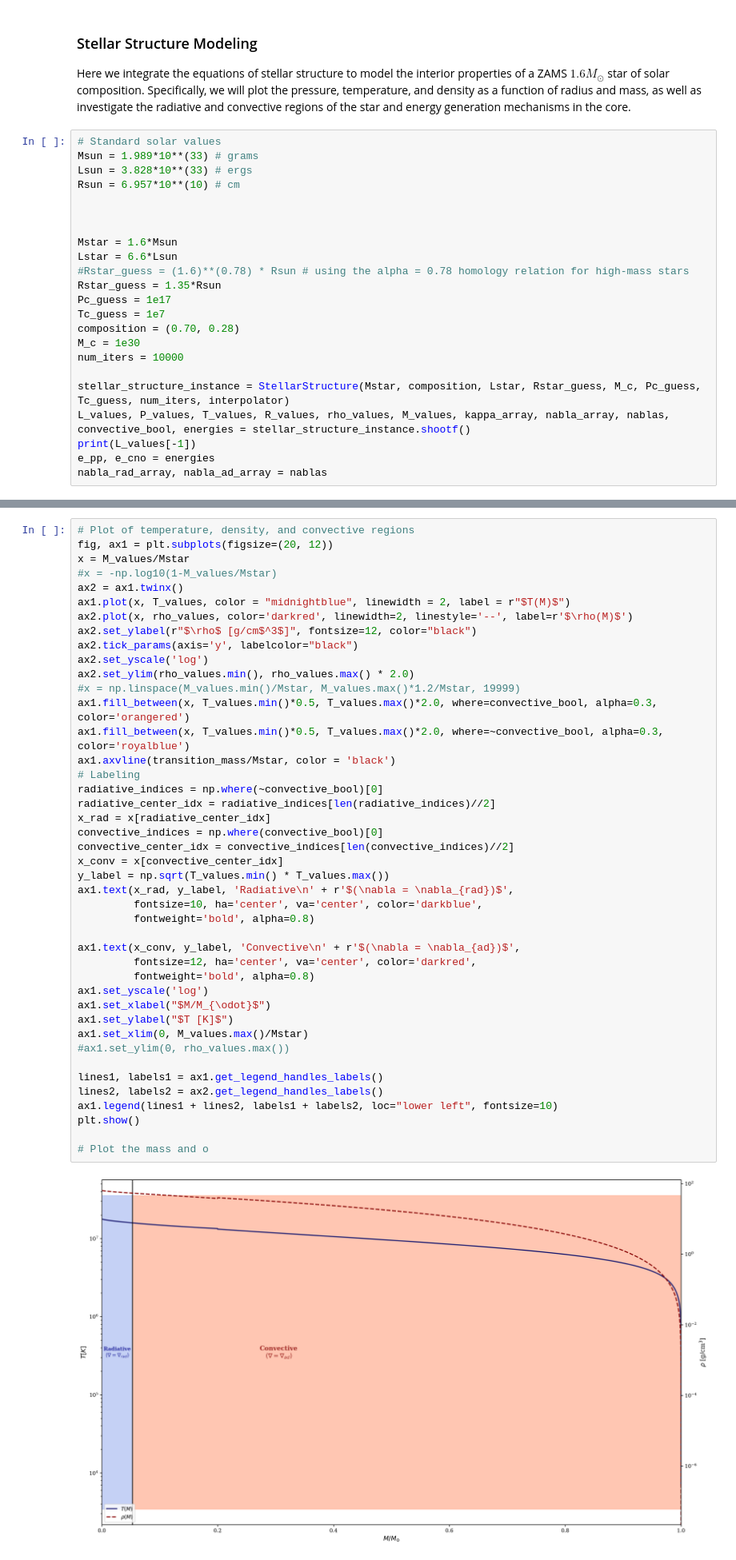
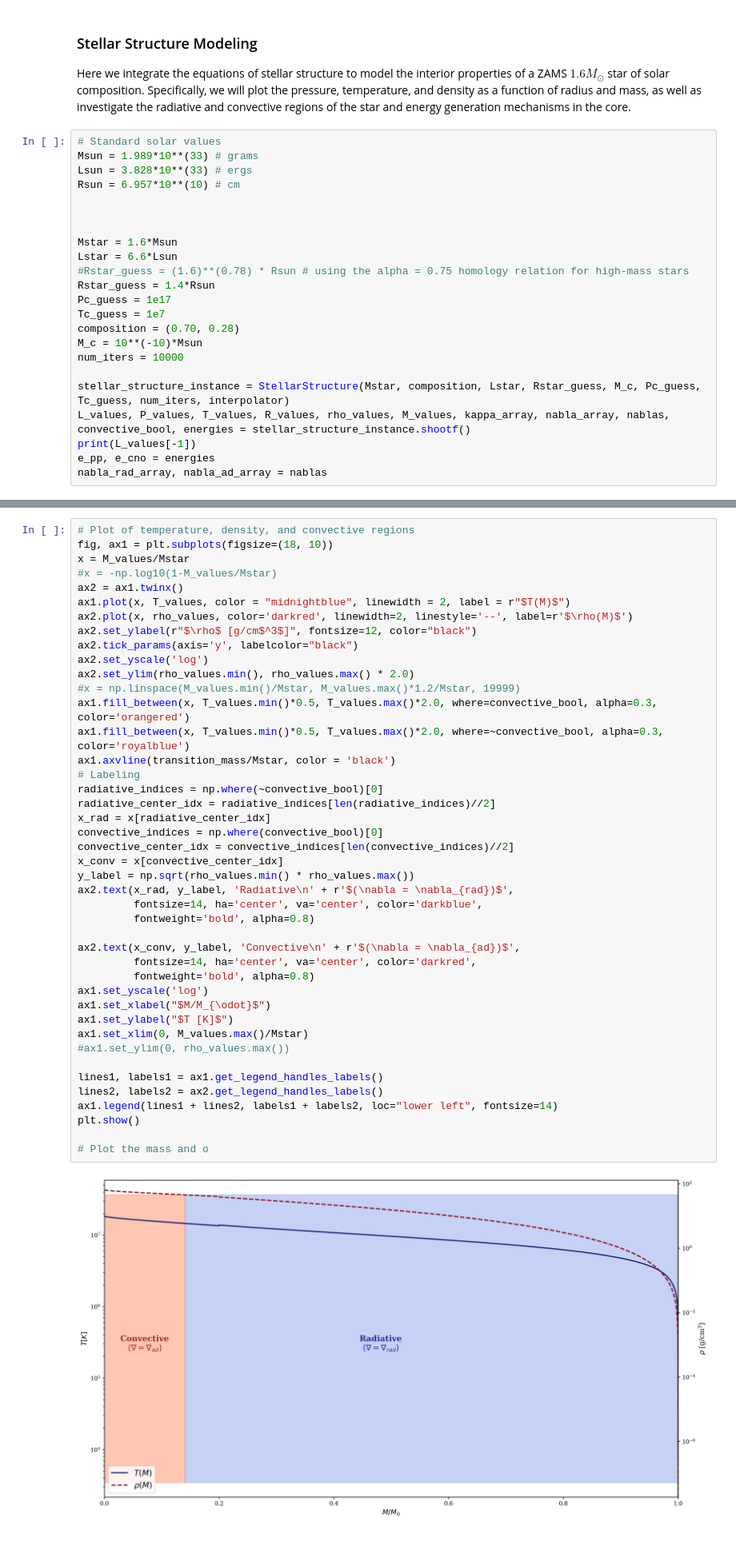
Before and after one commit to iam37/Stellar_Structure_Calculation, a Jupyter notebook: stellar_structure_calculation_workbook.ipynb, the cells around one changed output, grey strips where cells are left out. Shown at 80% size. Saved outputs shown, nothing was run; the diff lists cells and outputs as text.

```diff
--- a/stellar_structure_calculation_workbook.ipynb
+++ b/stellar_structure_calculation_workbook.ipynb
@@ -144,12 +144,12 @@ Rsun = 6.957*10**(10) # cm
 
 Mstar = 1.6*Msun
 Lstar = 6.6*Lsun
-#Rstar_guess = (1.6)**(0.78) * Rsun # using the alpha = 0.78 homology relation for high-mass stars
-Rstar_guess = 1.35*Rsun
+#Rstar_guess = (1.6)**(0.78) * Rsun # using the alpha = 0.75 homology relation for high-mass stars
+Rstar_guess = 1.4*Rsun
 Pc_guess = 1e17
 Tc_guess = 1e7
 composition = (0.70, 0.28)
-M_c = 1e30
+M_c = 10**(-10)*Msun
 num_iters = 10000
 
 stellar_structure_instance = StellarStructure(Mstar, composition, Lstar, Rstar_guess, M_c, Pc_guess, Tc_guess, num_iters, interpolator)
@@ -268,6 +254,6 @@ plt.show()
 # %%
 # Plot of temperature, density, and convective regions
-fig, ax1 = plt.subplots(figsize=(20, 12))
+fig, ax1 = plt.subplots(figsize=(18, 10))
 x = M_values/Mstar
 #x = -np.log10(1-M_values/Mstar)
 ax2 = ax1.twinx()
@@ -276,37 +262,37 @@ ax2.plot(x, rho_values, color='darkred', linewidth=2, linestyle='--', label=r'$\
 ax2.set_ylabel(r"$\rho$ [g/cm$^3$]", fontsize=12, color="black")
 ax2.tick_params(axis='y', labelcolor="black")
 ax2.set_yscale('log')
 ax2.set_ylim(rho_values.min(), rho_values.max() * 2.0)
 #x = np.linspace(M_values.min()/Mstar, M_values.max()*1.2/Mstar, 19999)
 ax1.fill_between(x, T_values.min()*0.5, T_values.max()*2.0, where=convective_bool, alpha=0.3, color='orangered')
 ax1.fill_between(x, T_values.min()*0.5, T_values.max()*2.0, where=~convective_bool, alpha=0.3, color='royalblue')
 ax1.axvline(transition_mass/Mstar, color = 'black')
 # Labeling
 radiative_indices = np.where(~convective_bool)[0]
 radiative_center_idx = radiative_indices[len(radiative_indices)//2]
 x_rad = x[radiative_center_idx]
 convective_indices = np.where(convective_bool)[0]
 convective_center_idx = convective_indices[len(convective_indices)//2]
 x_conv = x[convective_center_idx]
-y_label = np.sqrt(T_values.min() * T_values.max())
-ax1.text(x_rad, y_label, 'Radiative\n' + r'$(\nabla = \nabla_{rad})$',
-         fontsize=10, ha='center', va='center', color='darkblue',
+y_label = np.sqrt(rho_values.min() * rho_values.max())
+ax2.text(x_rad, y_label, 'Radiative\n' + r'$(\nabla = \nabla_{rad})$',
+         fontsize=14, ha='center', va='center', color='darkblue',
          fontweight='bold', alpha=0.8)
 
-ax1.text(x_conv, y_label, 'Convective\n' + r'$(\nabla = \nabla_{ad})$',
-         fontsize=12, ha='center', va='center', color='darkred',
+ax2.text(x_conv, y_label, 'Convective\n' + r'$(\nabla = \nabla_{ad})$',
+         fontsize=14, ha='center', va='center', color='darkred',
          fontweight='bold', alpha=0.8)
 ax1.set_yscale('log')
 ax1.set_xlabel("$M/M_{\odot}$")
 ax1.set_ylabel("$T [K]$")
 ax1.set_xlim(0, M_values.max()/Mstar)
 #ax1.set_ylim(0, rho_values.max())
 
 lines1, labels1 = ax1.get_legend_handles_labels()
 lines2, labels2 = ax2.get_legend_handles_labels()
-ax1.legend(lines1 + lines2, labels1 + labels2, loc="lower left", fontsize=10)
+ax1.legend(lines1 + lines2, labels1 + labels2, loc="lower left", fontsize=14)
 plt.show()
 
 # Plot the mass and o
 # %% [output]
-[figure, old version]
+[figure, new version]
```
Also changed, not shown: parts of 7 cells of this notebook, 4 other files.
